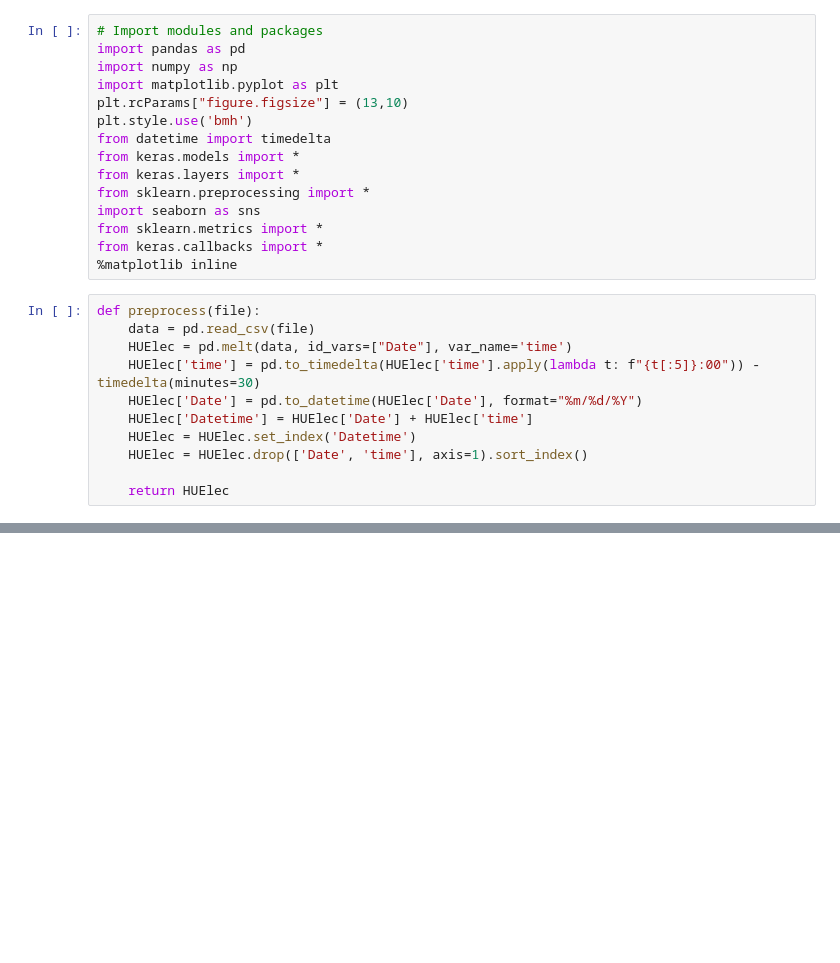
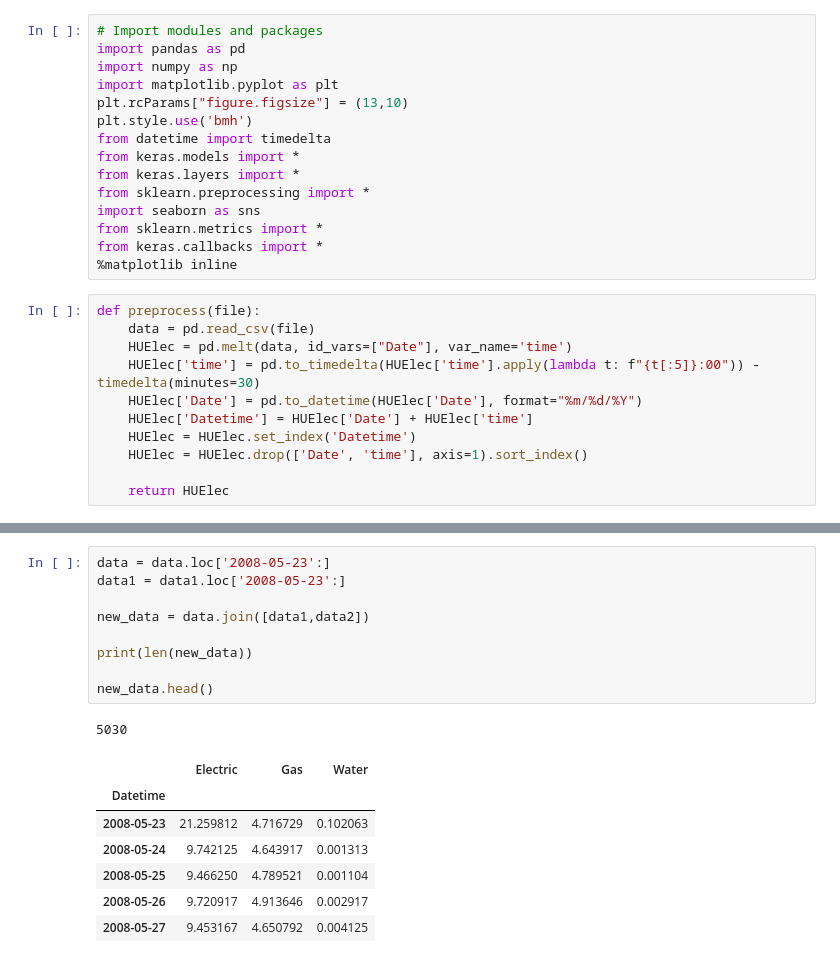
Before and after one commit to UsmanKolo/Master_Thesis, a Jupyter notebook: Notebooks/Combine.ipynb, the cells around one changed output, grey strips where cells are left out. Saved outputs shown, nothing was run; the diff lists cells and outputs as text; blank space fills up the shorter version.

```diff
--- a/Notebooks/Combine.ipynb
+++ b/Notebooks/Combine.ipynb
@@ -99,0 +117,18 @@ new_data.head()
+# %%
+data = data.loc['2008-05-23':]
+data1 = data1.loc['2008-05-23':]
+
+new_data = data.join([data1,data2])
+
+print(len(new_data))
+
+new_data.head()
+# %% [output]
+5030
+|  | Electric | Gas | Water |
+| Datetime |  |  |  |
+| 2008-05-23 | 21.259812 | 4.716729 | 0.102063 |
+| 2008-05-24 | 9.742125 | 4.643917 | 0.001313 |
+| 2008-05-25 | 9.466250 | 4.789521 | 0.001104 |
+| 2008-05-26 | 9.720917 | 4.913646 | 0.002917 |
+| 2008-05-27 | 9.453167 | 4.650792 | 0.004125 |
```
Also changed, not shown: parts of 13 cells of this notebook, 14 other files.
